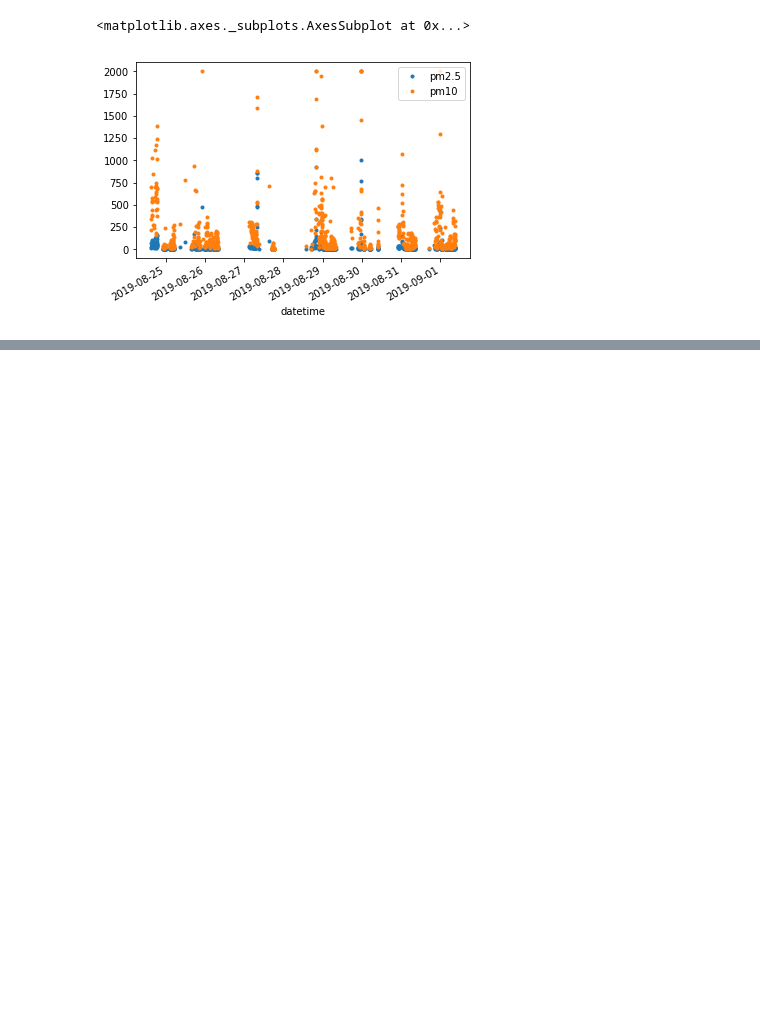
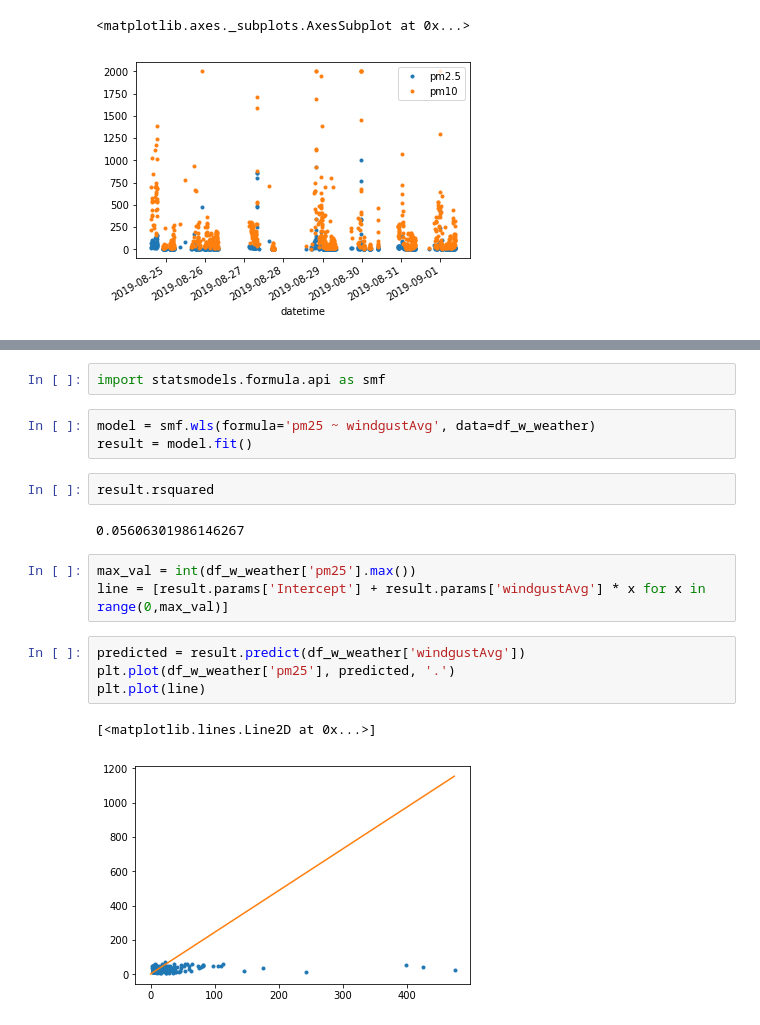
Before and after one commit to ssuffian/hotlouddusty-data, a Jupyter notebook: ipynb/initial_analysis.ipynb, the cells around one changed output, grey strips where cells are left out. Cells and saved outputs as stored; diff of their text form; blank space fills up the shorter version.

```diff
--- a/ipynb/initial_analysis.ipynb
+++ b/ipynb/initial_analysis.ipynb
@@ -37,0 +70,19 @@ for var in ['pm2.5', 'pm10']:
+# %%
+import statsmodels.formula.api as smf
+# %%
+model = smf.wls(formula='pm25 ~ windgustAvg', data=df_w_weather)
+result = model.fit()
+# %%
+result.rsquared
+# %% [output]
+0.05606301986146267
+# %%
+max_val = int(df_w_weather['pm25'].max())
+line = [result.params['Intercept'] + result.params['windgustAvg'] * x for x in range(0,max_val)]
+# %%
+predicted = result.predict(df_w_weather['windgustAvg'])
+plt.plot(df_w_weather['pm25'], predicted, '.')
+plt.plot(line)
+# %% [output]
+[<matplotlib.lines.Line2D at 0x...>]
+[figure, added]
```
Also changed, not shown: parts of 7 cells of this notebook.
